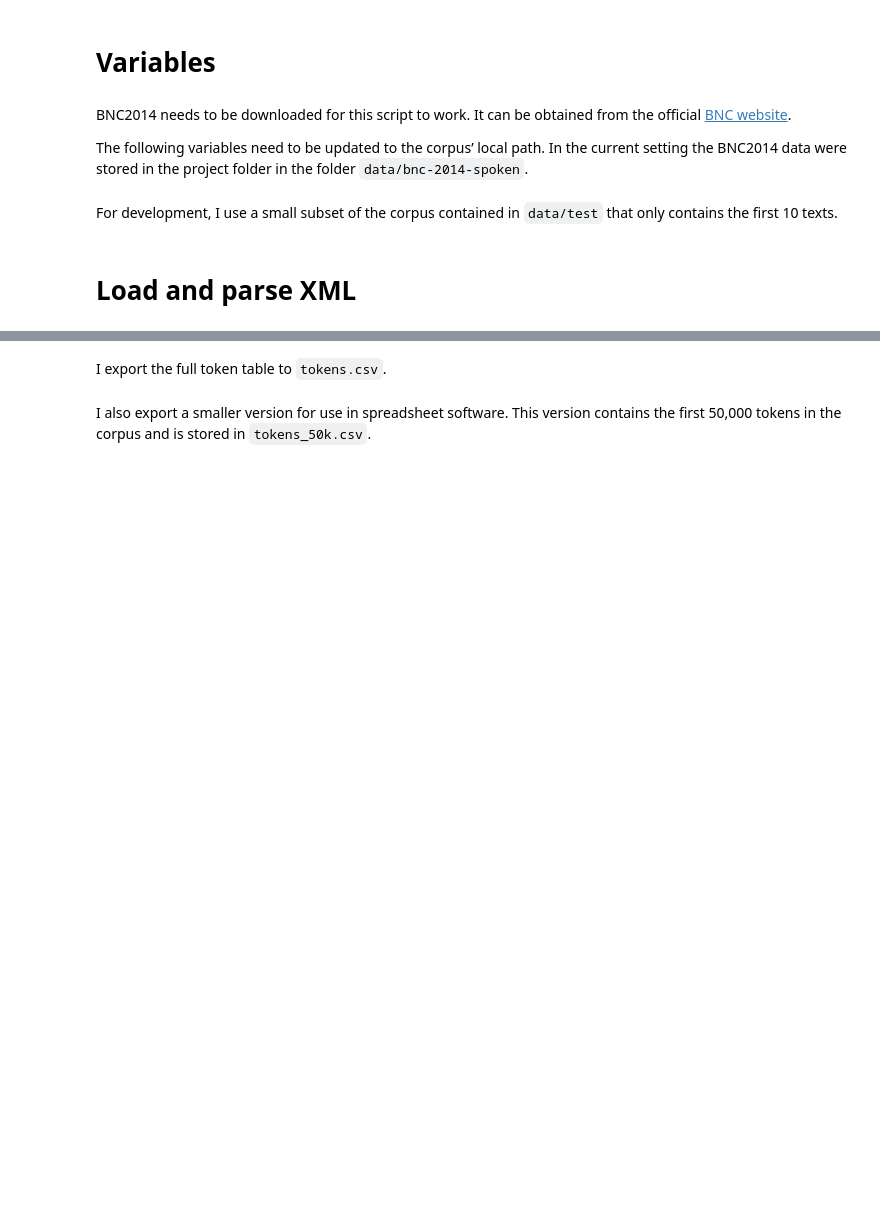
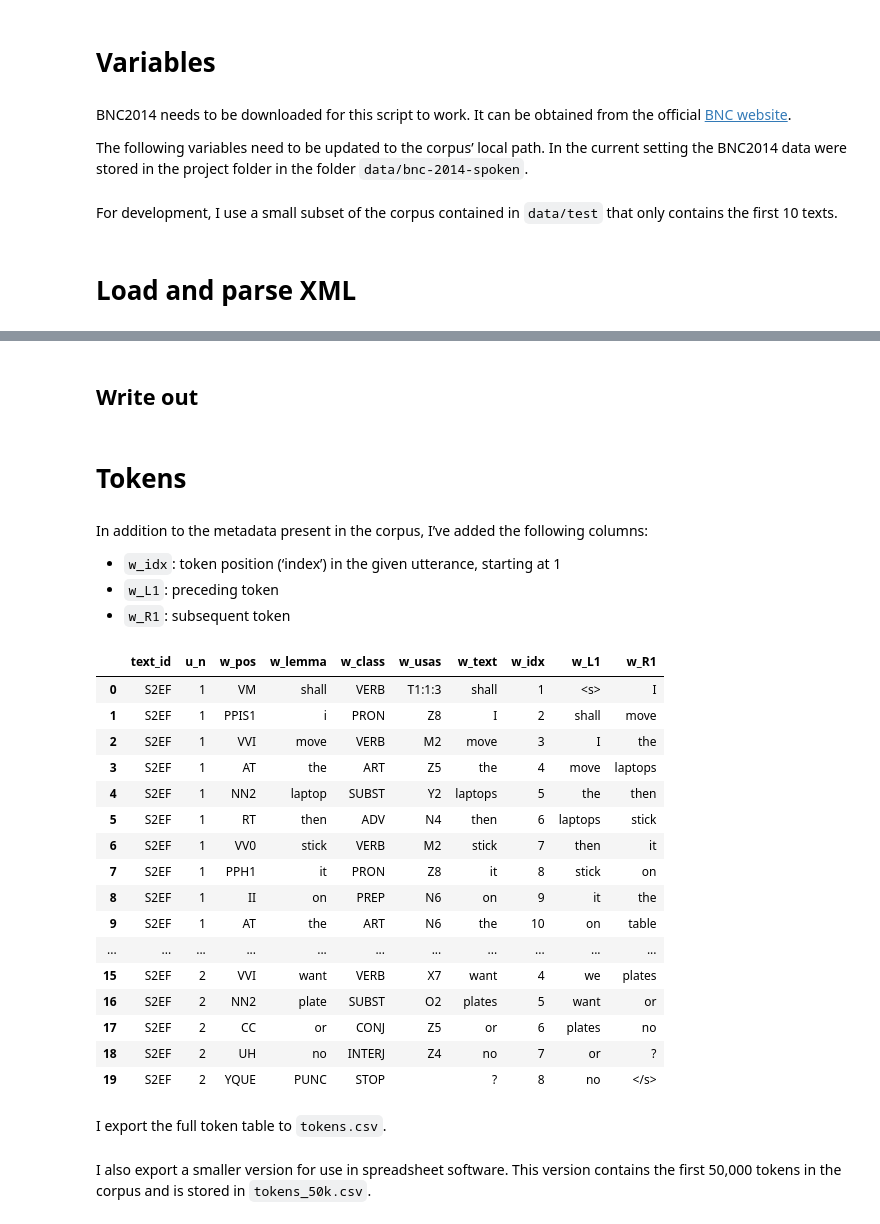
Before and after one commit to wuqui/bncparse, a Jupyter notebook: nbs/index.ipynb, the cells around one changed output, grey strips where cells are left out. Drawn from its saved outputs; the diff is of its cells as text; code cells hidden in the pictures; blank space fills up the shorter version.

Commit message:
merge metadata

```diff
--- a/nbs/index.ipynb
+++ b/nbs/index.ipynb
@@ -257,0 +236,13 @@ tokens.head(50)
+# %%
+utterances = []
+
+for text in texts:
+    for u in text.findall('u'):
+        u_d = {}
+        u_d['text_id'] = text.get('id')
+        u_d['u_n'] = u.get('n')
+        u_d['u_who'] = u.get('who')
+        u_d['u_trans'] = u.get('trans')
+        u_d['u_whoConfidence'] = u.get('whoConfidence')
+        u_d['u_toks_n'] = len(list(u.iter('w')))
+        utterances.append(u_d)
@@ -257,0 +303,8 @@ tokens.head(50)
+# %%
+speakers_toks = defaultdict(int)
+
+for text in texts:
+    for u in text.iter('u'):
+        who = u.get('who')
+        n_words = len([w for w in u.iter('w')])
+        speakers_toks[who] += n_words
@@ -257,0 +356,2 @@ tokens.head(50)
+# %% [markdown]
+## Write out
@@ -257,0 +360,30 @@ tokens.head(50)
+# %% [markdown]
+# Tokens
+# %% [markdown]
+In addition to the metadata present in the corpus, I’ve added the following columns:
+
+- `w_idx`: token position (‘index’) in the given utterance, starting at 1
+- `w_L1`: preceding token
+- `w_R1`: subsequent token
+# %%
+tokens = []
+
+for text in texts:
+    tok_d = {}
+    tok_d['text_id'] = text.get('id')
+
+    for u in text.findall('u'):
+        tok_d['u_n'] = u.get('n')
+
+        u_toks = list(u.iter('w'))
+        for i, w in enumerate(u_toks):
+            tok_d['w_pos'] = w.get('pos')
+            tok_d['w_lemma'] = w.get('lemma')
+            tok_d['w_class'] = w.get('class')
+            tok_d['w_usas'] = w.get('usas')
+            tok_d['w_text'] = w.text
+            tok_d['w_idx'] = i + 1
+            tok_d['w_L1'] = u_toks[i-1].text if i > 0 else '<s>'
+            tok_d['w_R1'] = u_toks[i+1].text if i < len(u_toks) - 1 else '</s>'
+
+            tokens.append(tok_d.copy())
@@ -258,3 +392,23 @@ tokens.head(50)
+# %%
+tokens.head(20)
+# %% [output]
+|  | text_id | u_n | w_pos | w_lemma | w_class | w_usas | w_text | w_idx | w_L1 | w_R1 |
+| 0 | S2EF | 1 | VM | shall | VERB | T1:1:3 | shall | 1 | <s> | I |
+| 1 | S2EF | 1 | PPIS1 | i | PRON | Z8 | I | 2 | shall | move |
+| 2 | S2EF | 1 | VVI | move | VERB | M2 | move | 3 | I | the |
+| 3 | S2EF | 1 | AT | the | ART | Z5 | the | 4 | move | laptops |
+| 4 | S2EF | 1 | NN2 | laptop | SUBST | Y2 | laptops | 5 | the | then |
+| 5 | S2EF | 1 | RT | then | ADV | N4 | then | 6 | laptops | stick |
+| 6 | S2EF | 1 | VV0 | stick | VERB | M2 | stick | 7 | then | it |
+| 7 | S2EF | 1 | PPH1 | it | PRON | Z8 | it | 8 | stick | on |
+| 8 | S2EF | 1 | II | on | PREP | N6 | on | 9 | it | the |
+| 9 | S2EF | 1 | AT | the | ART | N6 | the | 10 | on | table |
+| ... | ... | ... | ... | ... | ... | ... | ... | ... | ... | ... |
+| 15 | S2EF | 2 | VVI | want | VERB | X7 | want | 4 | we | plates |
+| 16 | S2EF | 2 | NN2 | plate | SUBST | O2 | plates | 5 | want | or |
+| 17 | S2EF | 2 | CC | or | CONJ | Z5 | or | 6 | plates | no |
+| 18 | S2EF | 2 | UH | no | INTERJ | Z4 | no | 7 | or | ? |
+| 19 | S2EF | 2 | YQUE | PUNC | STOP |  | ? | 8 | no | </s> |
 # %%
 assert len(tokens) == tokens_n
 # %% [markdown]
```
Also changed, not shown: parts of 90 cells of this notebook, 10 other files.
